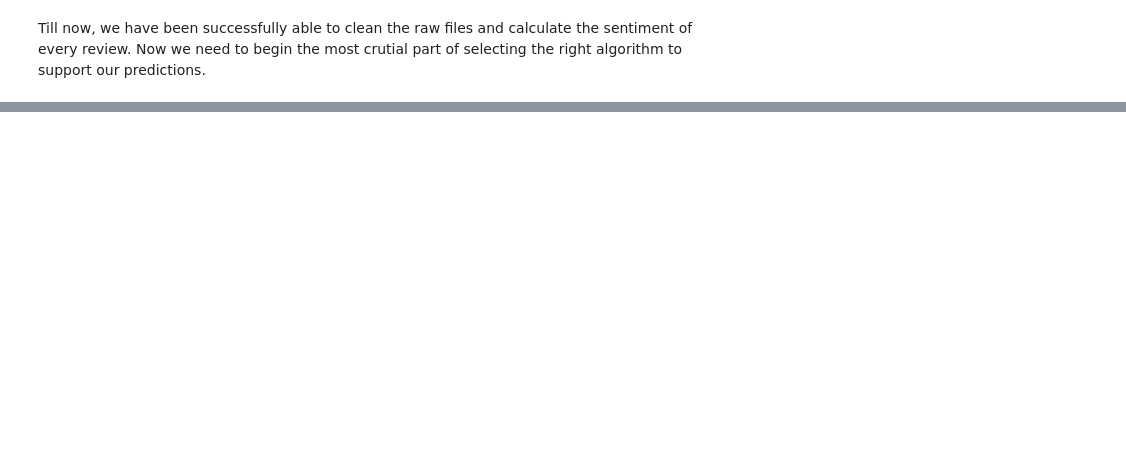
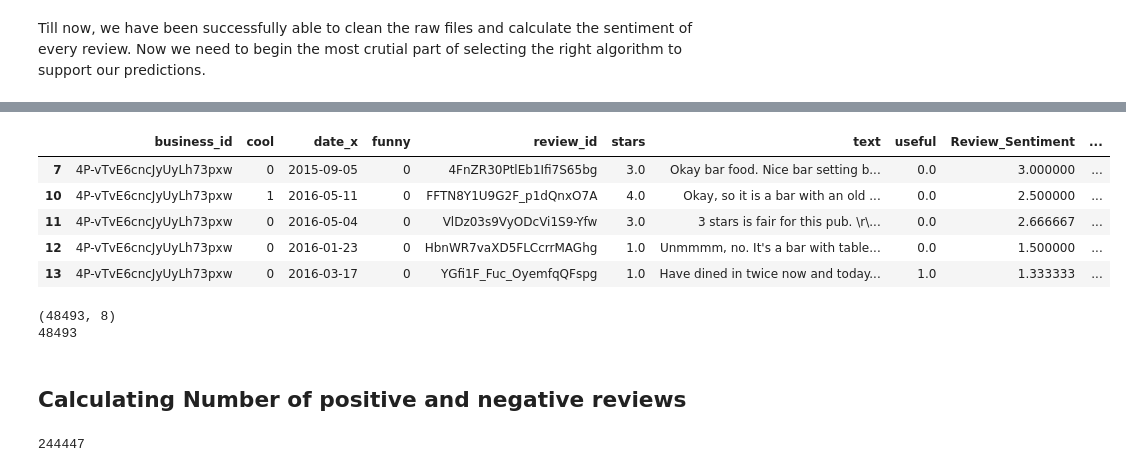
Before and after one commit to kunalseth/DataCuisine, a Jupyter notebook: 3.Algorithms_Yelp.ipynb, the cells around one changed output, grey strips where cells are left out. Cells and saved outputs as stored; diff of their text form; code cells hidden in the pictures; blank space fills up the shorter version.

```diff
--- a/3.Algorithms_Yelp.ipynb
+++ b/3.Algorithms_Yelp.ipynb
@@ -61,0 +85,29 @@ rest_sent_gp_df
+# %%
+# Calculating the days between the review date and the last review date to filter on a date range in the future
+max_review_super_df['days_between'] = pd.to_datetime(max_review_super_df['date_y']) - pd.to_datetime(max_review_super_df['date_x'])
+# %%
+# Filtering the dataset to consider only the reviews in the last 1 year
+max_review_super_df_365 = max_review_super_df[max_review_super_df['days_between']<np.timedelta64(datetime.timedelta(days=365))]
+# %%
+# View data
+max_review_super_df_365.head()
+# %% [output]
+|  | business_id | cool | date_x | funny | review_id | stars | text | useful | Review_Sentiment | ... |
+| 7 | 4P-vTvE6cncJyUyLh73pxw | 0 | 2015-09-05 | 0 | 4FnZR30PtlEb1Ifi7S65bg | 3.0 | Okay bar food. Nice bar setting b... | 0.0 | 3.000000 | ... |
+| 10 | 4P-vTvE6cncJyUyLh73pxw | 1 | 2016-05-11 | 0 | FFTN8Y1U9G2F_p1dQnxO7A | 4.0 | Okay, so it is a bar with an old ... | 0.0 | 2.500000 | ... |
+| 11 | 4P-vTvE6cncJyUyLh73pxw | 0 | 2016-05-04 | 0 | VlDz03s9VyODcVi1S9-Yfw | 3.0 | 3 stars is fair for this pub. \r\... | 0.0 | 2.666667 | ... |
+| 12 | 4P-vTvE6cncJyUyLh73pxw | 0 | 2016-01-23 | 0 | HbnWR7vaXD5FLCcrrMAGhg | 1.0 | Unmmmm, no. It's a bar with table... | 0.0 | 1.500000 | ... |
+| 13 | 4P-vTvE6cncJyUyLh73pxw | 0 | 2016-03-17 | 0 | YGfi1F_Fuc_OyemfqQFspg | 1.0 | Have dined in twice now and today... | 1.0 | 1.333333 | ... |
+# %%
+# Comparing shapes for the joins
+print rest_business.shape
+print len(max_review_super_df_365['business_id'].unique())
+# %% [output]
+(48493, 8)
+48493
+# %% [markdown]
+## Calculating Number of positive and negative reviews
+# %%
+len(max_review_super_df_365[max_review_super_df_365['Review_Sentiment']<1])
+# %% [output]
+244447
```
Also changed, not shown: parts of 61 cells of this notebook, 2 other files.
